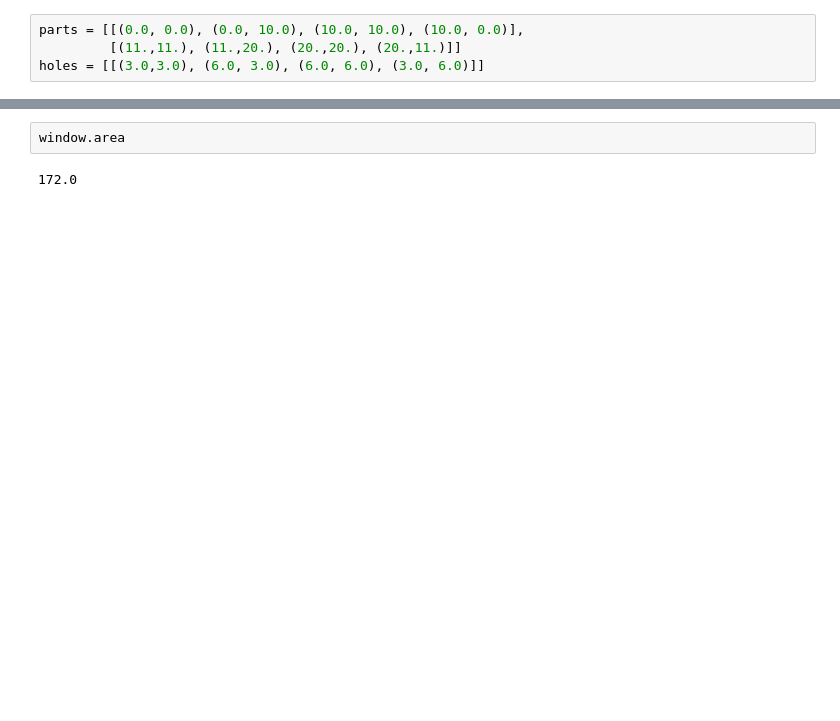
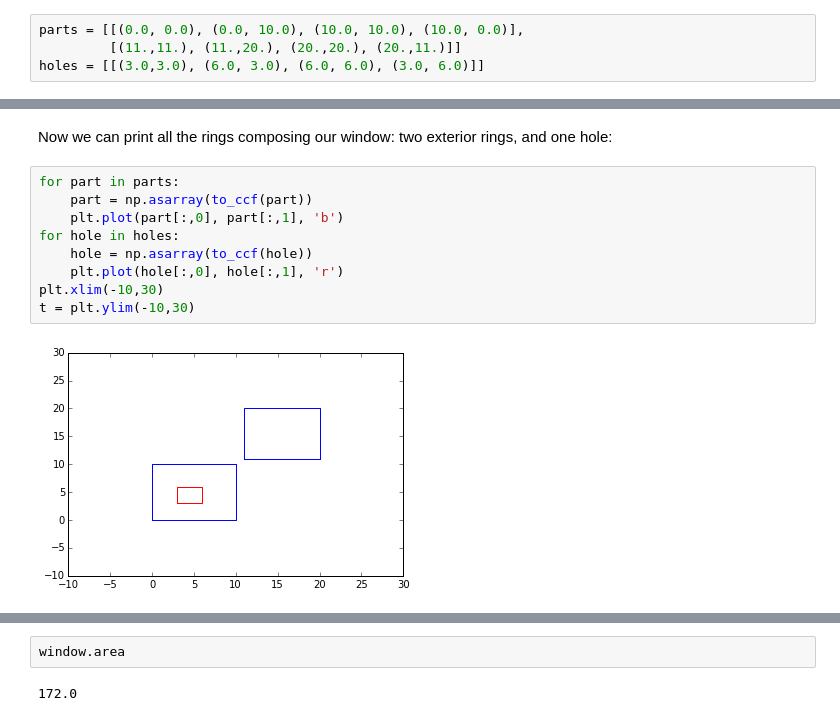
Before and after one commit to pysal/pointpats, a Jupyter notebook: window.ipynb, the cells around one changed output, grey strips where cells are left out. Drawn from its saved outputs; the diff is of its cells as text; blank space fills up the shorter version.

```diff
--- a/window.ipynb
+++ b/window.ipynb
@@ -101,0 +143,13 @@ holes = [[(3.0,3.0), (6.0, 3.0), (6.0, 6.0), (3.0, 6.0)]]
+# %% [markdown]
+Now we can print all the rings composing our window: two exterior rings, and one hole:
+# %%
+for part in parts:
+    part = np.asarray(to_ccf(part))
+    plt.plot(part[:,0], part[:,1], 'b')
+for hole in holes:
+    hole = np.asarray(to_ccf(hole))
+    plt.plot(hole[:,0], hole[:,1], 'r')
+plt.xlim(-10,30)
+t = plt.ylim(-10,30)
+# %% [output]
+[figure, added]
```
Also changed, not shown: parts of 50 cells of this notebook, 2 other files.
